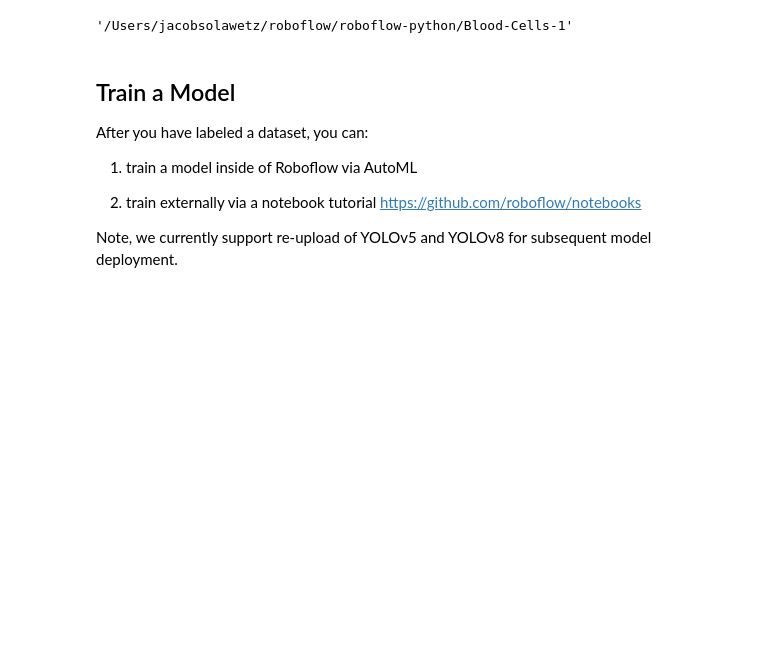
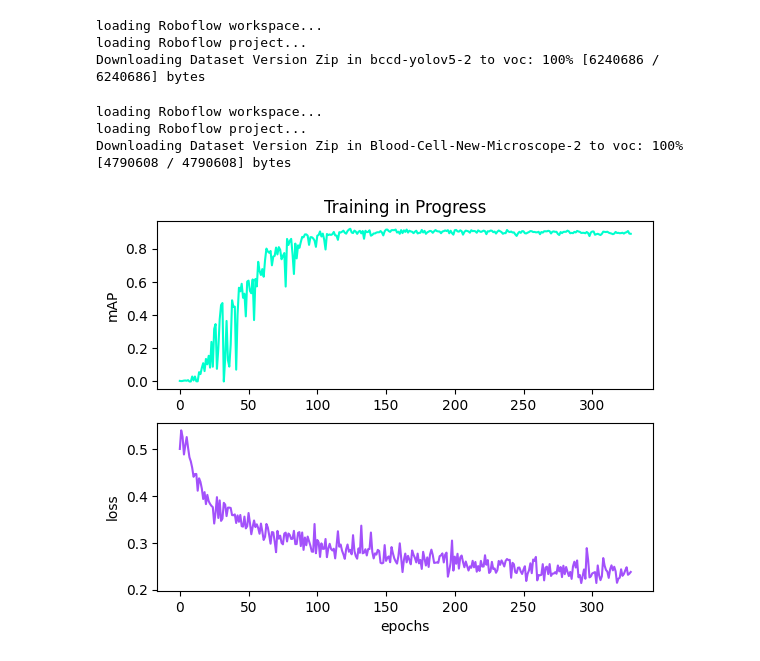
Before and after one commit to roboflow/quickstart-python, a Jupyter notebook: create-models.ipynb, the cells around one changed output. Cells and saved outputs as stored; diff of their text form; code cells hidden in the pictures; blank space fills up the shorter version.

```diff
--- a/create-models.ipynb
+++ b/create-models.ipynb
@@ -31,4 +44,6 @@ workspace.name
 # %%
-#example upload
-workspace.project("aerial-youtube").upload("drone_scan.jpg")
+#create new roboflow project
+from roboflow import Roboflow
+workspace = Roboflow().workspace()
+new_project = workspace.create_project(project_name="blood-cells-retraining6",project_license="MIT",project_type="object-detection", annotation="cells1023")
 # %% [output]
@@ -45,15 +52,18 @@ Downloading Dataset Version Zip in Blood-Cells-1 to yolov5pytorch: 100% [9911186
-# %%
-dataset.location
-# %% [output]
-'/Users/jacobsolawetz/roboflow/roboflow-python/Blood-Cells-1'
-# %% [markdown]
-## Train a Model
-
-After you have labeled a dataset, you can:
-
-
-1) train a model inside of Roboflow via AutoML
-
-2) train externally via a notebook tutorial https://github.com/roboflow/notebooks
-
-Note, we currently support re-upload of YOLOv5 and YOLOv8 for subsequent model deployment.
+# %%
+#download old dataset images
+rf = Roboflow()
+old_microscope_project = rf.workspace("joshua-kenan-cinches").project("bccd-yolov5-ntmab")
+old_microscope_dataset = old_microscope_project.version(2).download("voc")
+# %% [output]
+loading Roboflow workspace...
+loading Roboflow project...
+Downloading Dataset Version Zip in bccd-yolov5-2 to voc: 100% [6240686 / 6240686] bytes
+# %%
+#add new images
+#here we will add pre labeled images - in most cases you will need to annotate new images to
+new_microscope_project = rf.workspace("roboflow-gw7yv").project("blood-cell-new-microscope")
+new_microscope_dataset = new_microscope_project.version(2).download("voc")
+# %% [output]
+loading Roboflow workspace...
+loading Roboflow project...
+Downloading Dataset Version Zip in Blood-Cell-New-Microscope-2 to voc: 100% [4790608 / 4790608] bytes
@@ -59,0 +96,7 @@ Note, we currently support re-upload of YOLOv5 and YOLOv8 for subsequent model d
+# %%
+from roboflow import Roboflow
+# workspace = Roboflow().workspace()
+# new_project = workspace.project("blood-cells-retraining3")
+new_model = new_project.train(plot_in_notebook=True)
+# %% [output]
+[figure, added]
```
Also changed, not shown: parts of 15 cells of this notebook, 4 other files.
